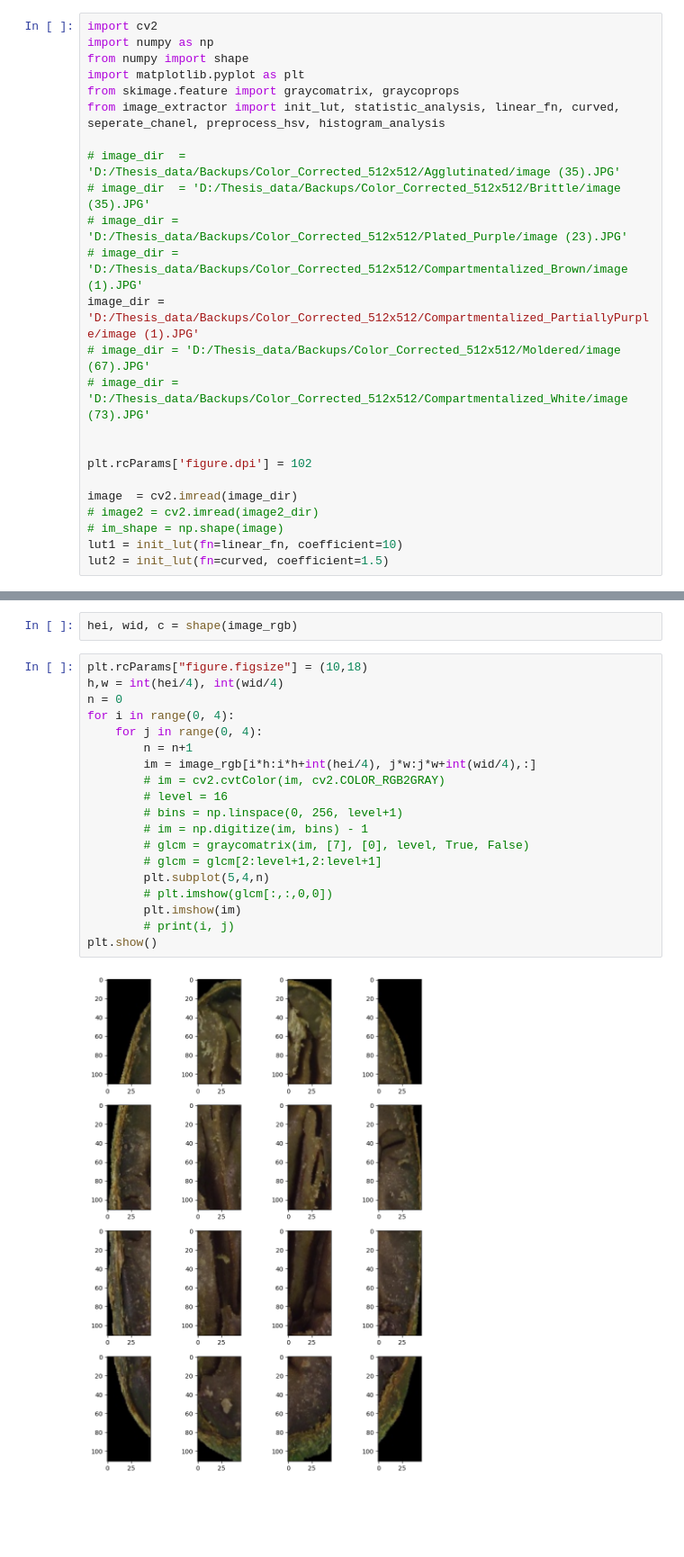
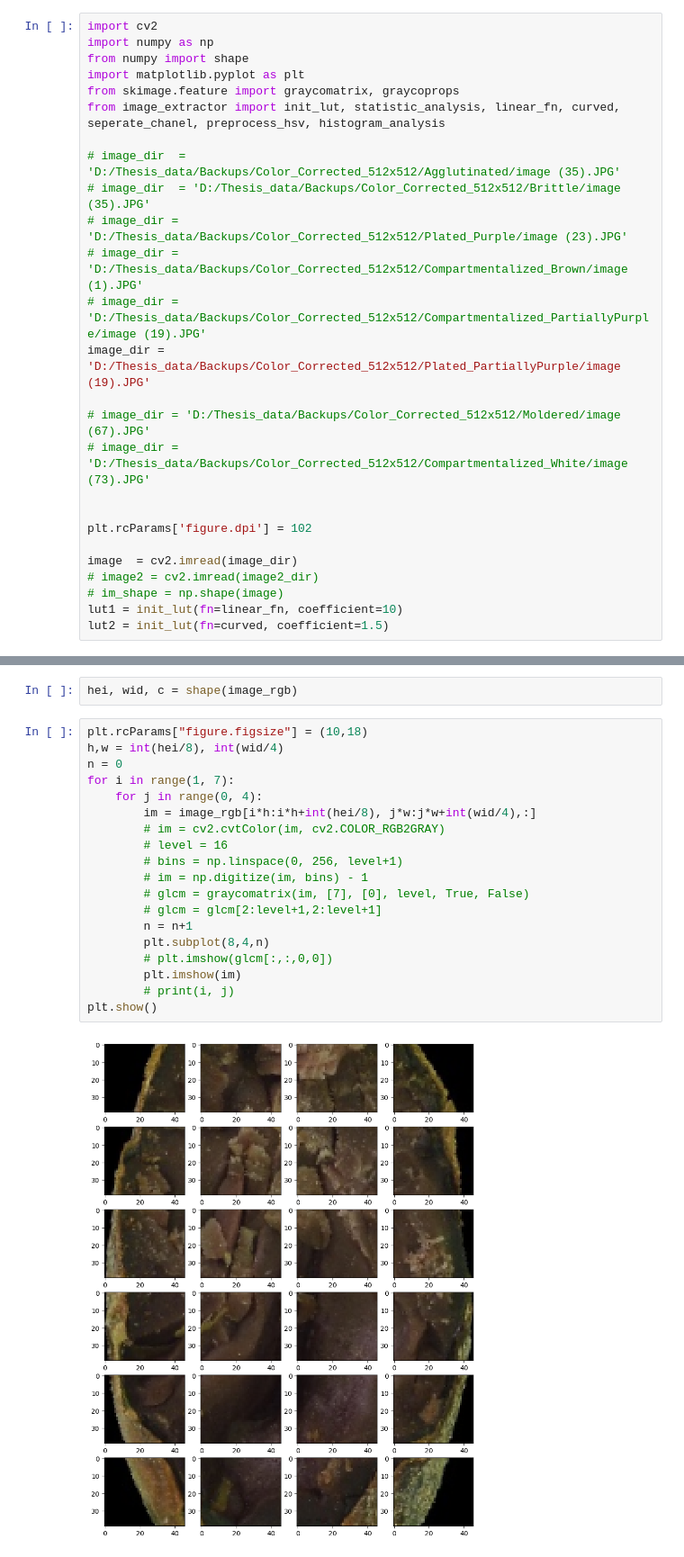
Before and after one commit to quanglochuynh/thesis2022, a Jupyter notebook: The_new_thesis_approach/hsv_feature.ipynb, the cells around one changed output, grey strips where cells are left out. Shown at 90% size. Drawn from its saved outputs; the diff is of its cells as text; blank space fills up the shorter version.

```diff
--- a/The_new_thesis_approach/hsv_feature.ipynb
+++ b/The_new_thesis_approach/hsv_feature.ipynb
@@ -10,7 +10,9 @@ from image_extractor import init_lut, statistic_analysis, linear_fn, curved, sep
 # image_dir  = 'D:/Thesis_data/Backups/Color_Corrected_512x512/Brittle/image (35).JPG'
 # image_dir = 'D:/Thesis_data/Backups/Color_Corrected_512x512/Plated_Purple/image (23).JPG'
 # image_dir = 'D:/Thesis_data/Backups/Color_Corrected_512x512/Compartmentalized_Brown/image (1).JPG'
-image_dir = 'D:/Thesis_data/Backups/Color_Corrected_512x512/Compartmentalized_PartiallyPurple/image (1).JPG'
+# image_dir = 'D:/Thesis_data/Backups/Color_Corrected_512x512/Compartmentalized_PartiallyPurple/image (19).JPG'
+image_dir = 'D:/Thesis_data/Backups/Color_Corrected_512x512/Plated_PartiallyPurple/image (19).JPG'
+
 # image_dir = 'D:/Thesis_data/Backups/Color_Corrected_512x512/Moldered/image (67).JPG'
 # image_dir = 'D:/Thesis_data/Backups/Color_Corrected_512x512/Compartmentalized_White/image (73).JPG'
 
@@ -44,22 +46,22 @@ cv2.boundingRect(cnt)
 hei, wid, c = shape(image_rgb)
 # %%
 plt.rcParams["figure.figsize"] = (10,18)
-h,w = int(hei/4), int(wid/4)
+h,w = int(hei/8), int(wid/4)
 n = 0
-for i in range(0, 4):
+for i in range(1, 7):
     for j in range(0, 4):
-        n = n+1
-        im = image_rgb[i*h:i*h+int(hei/4), j*w:j*w+int(wid/4),:]
+        im = image_rgb[i*h:i*h+int(hei/8), j*w:j*w+int(wid/4),:]
         # im = cv2.cvtColor(im, cv2.COLOR_RGB2GRAY)
         # level = 16
         # bins = np.linspace(0, 256, level+1)
         # im = np.digitize(im, bins) - 1
         # glcm = graycomatrix(im, [7], [0], level, True, False)
         # glcm = glcm[2:level+1,2:level+1]
-        plt.subplot(5,4,n)
+        n = n+1
+        plt.subplot(8,4,n)
         # plt.imshow(glcm[:,:,0,0])
         plt.imshow(im)
         # print(i, j)
 plt.show()
 # %% [output]
-[figure, old version]
+[figure, new version]
```
Also changed, not shown: parts of 3 cells of this notebook, 2 other files.
